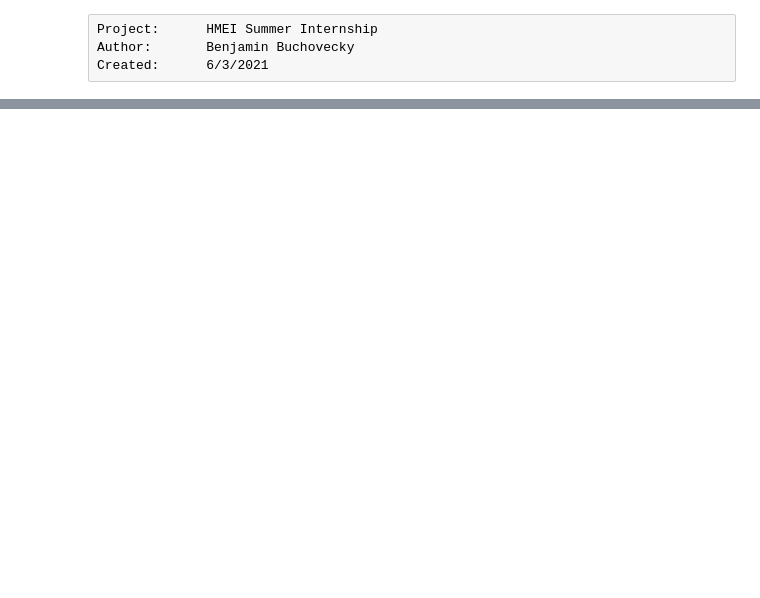
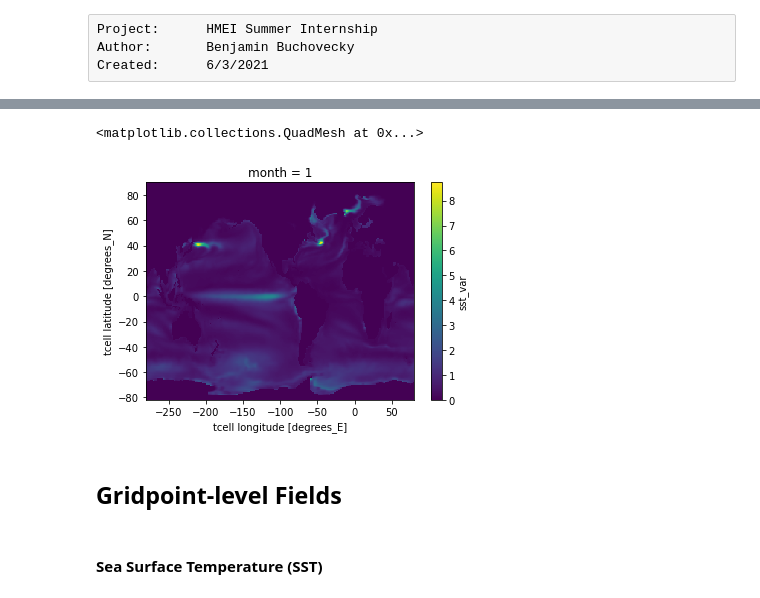
Before and after one commit to bbuchovecky/hmei, a Jupyter notebook: notebooks/ctrl_run_analysis.ipynb, the cells around one changed output, grey strips where cells are left out. Saved outputs shown, nothing was run; the diff lists cells and outputs as text; code cells hidden in the pictures; blank space fills up the shorter version.

```diff
--- a/notebooks/ctrl_run_analysis.ipynb
+++ b/notebooks/ctrl_run_analysis.ipynb
@@ -31 +121,10 @@ subdir = 'CTRL'
+# %%
+variance.sst_var[0].plot()
+# %% [output]
+<matplotlib.collections.QuadMesh at 0x...>
+[figure, added]
+# %% [markdown]
+## Gridpoint-level Fields
+# %% [markdown]
+#### Sea Surface Temperature (SST)
 # %%
```
Also changed, not shown: parts of 23 cells of this notebook, 1 other file.
